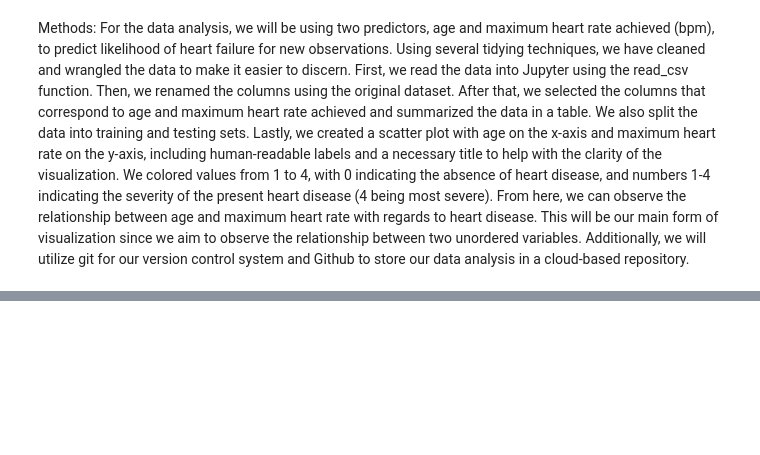
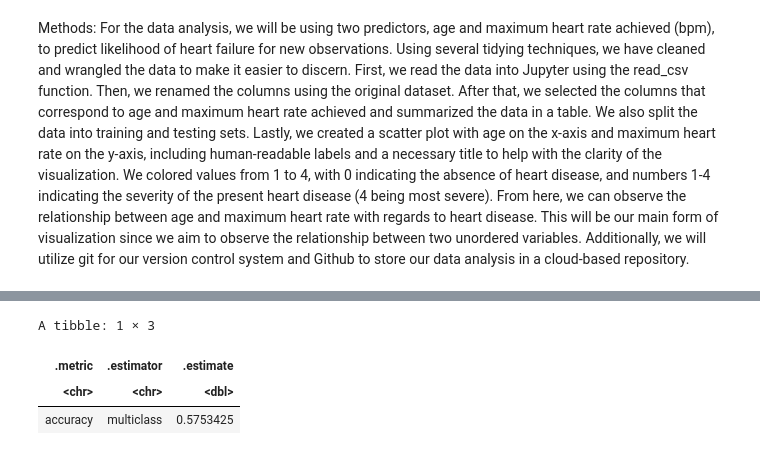
Before and after one commit to yun-sky/Heart-Failure-Report, a Jupyter notebook: Report.ipynb, the cells around one changed output, grey strips where cells are left out. Cells and saved outputs as stored; diff of their text form; code cells hidden in the pictures; blank space fills up the shorter version.

```diff
--- a/Report.ipynb
+++ b/Report.ipynb
@@ -119,0 +186,10 @@ Additionally, we will utilize git for our version control system and Github to s
+# %%
+best_heart_spec <- nearest_neighbor(weight_func = "rectangular", neighbor = 18) %>%
+    set_engine("kknn") %>%
+    set_mode("classification")
+
+heart_fit_best <- workflow() %>%
+    add_recipe(heart_recipe) %>%
+    add_model(best_heart_spec) %>%
+    fit(cleveland_training)
+heart_fit_best
@@ -119,0 +216,12 @@ Additionally, we will utilize git for our version control system and Github to s
+# %%
+heart_summary <- heart_fit_best %>%
+    predict(cleveland_testing) %>%
+    bind_cols(cleveland_testing) %>%
+    metrics(truth = num, estimate = .pred_class) %>%
+    filter(.metric == "accuracy")
+heart_summary
+# %% [output]
+A tibble: 1 × 3
+| .metric | .estimator | .estimate |
+| <chr> | <chr> | <dbl> |
+| accuracy | multiclass | 0.5753425 |
```
Also changed, not shown: parts of 8 cells of this notebook.
